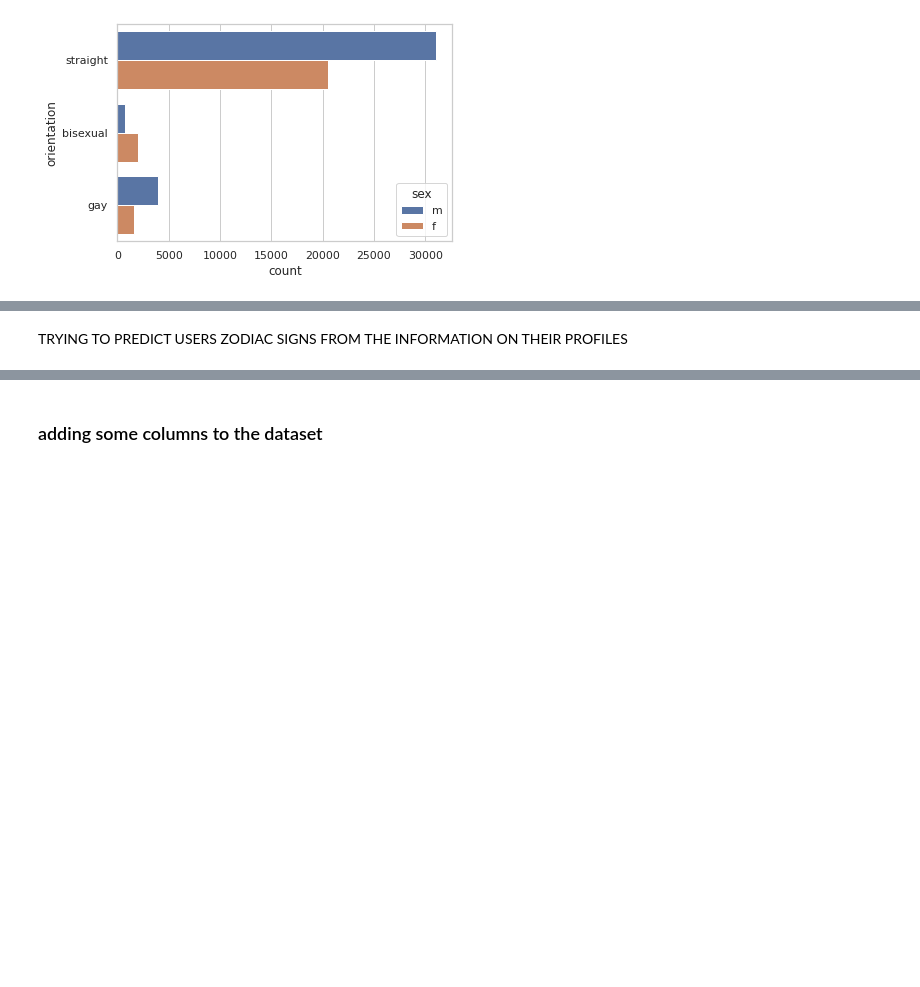
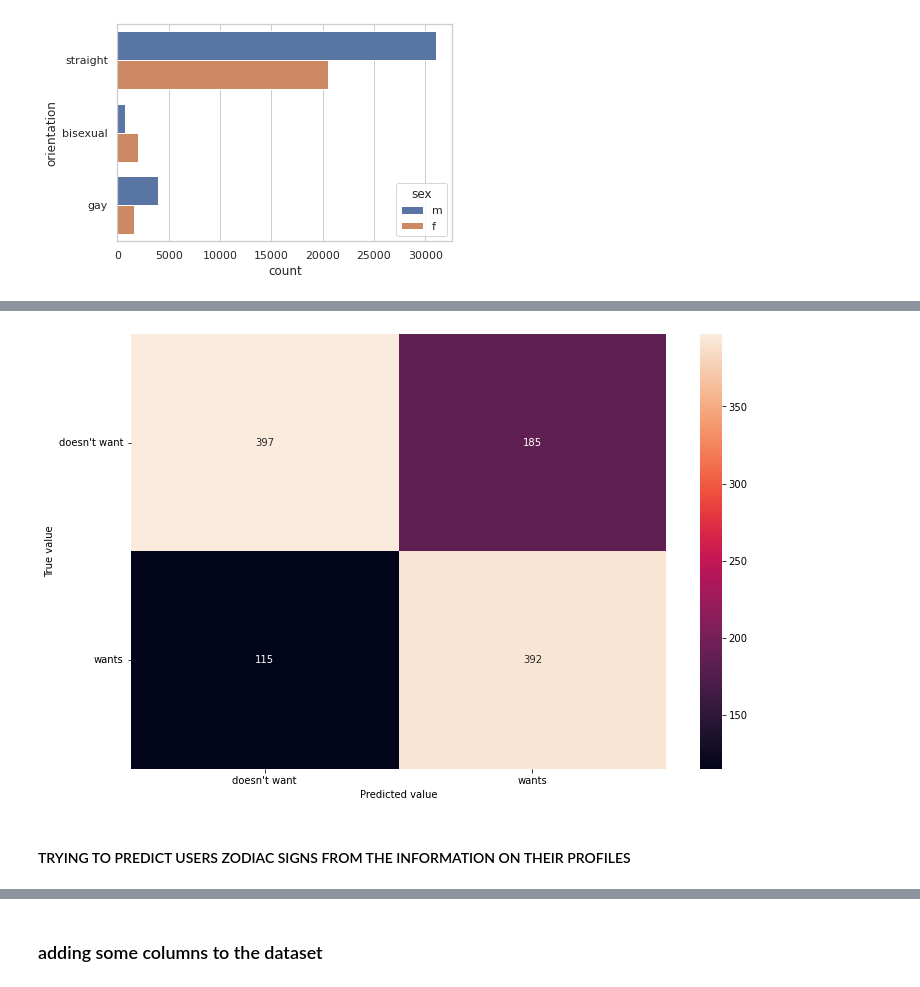
Before and after one commit to Leonard-Boante-Mensah/DATE-A-SCIENTIST, a Jupyter notebook: DATE-A-SCIENTIST.ipynb, the cells around one changed output, grey strips where cells are left out. Drawn from its saved outputs; the diff is of its cells as text; code cells hidden in the pictures; blank space fills up the shorter version.

```diff
--- a/DATE-A-SCIENTIST.ipynb
+++ b/DATE-A-SCIENTIST.ipynb
@@ -355,0 +477,6 @@ plt.show()
+# %%
+from sklearn.neighbors import KNeighborsClassifier
+knn_clf = KNeighborsClassifier()
+knn_clf.fit(children_train_data, children_train_labels)
+knn_child_predictions = knn_clf.predict(children_test_data)
+print(classification_report(children_test_labels, knn_child_predictions))
@@ -356,2 +492,17 @@ plt.show()
+# %%
+from sklearn.metrics import confusion_matrix
+children_cm = confusion_matrix(children_test_labels, knn_child_predictions)
+
+plt.figure(figsize=(12,8))
+ax = plt.subplot()
+sns.heatmap(children_cm, annot=True, ax = ax,fmt="d")
+ax.set_xlabel("Predicted value")
+ax.set_ylabel("True value")
+ax.set_xticklabels(["doesn't want", "wants"])
+ax.set_yticklabels(["doesn't want", "wants"], rotation=360)
+plt.savefig('knn-cm.png')
+plt.show()
+# %% [output]
+[figure, added]
 # %% [markdown]
-TRYING TO PREDICT USERS ZODIAC SIGNS FROM THE INFORMATION ON THEIR PROFILES
+#### TRYING TO PREDICT USERS ZODIAC SIGNS FROM THE INFORMATION ON THEIR PROFILES
```
Also changed, not shown: parts of 85 cells of this notebook, 2 other files.
